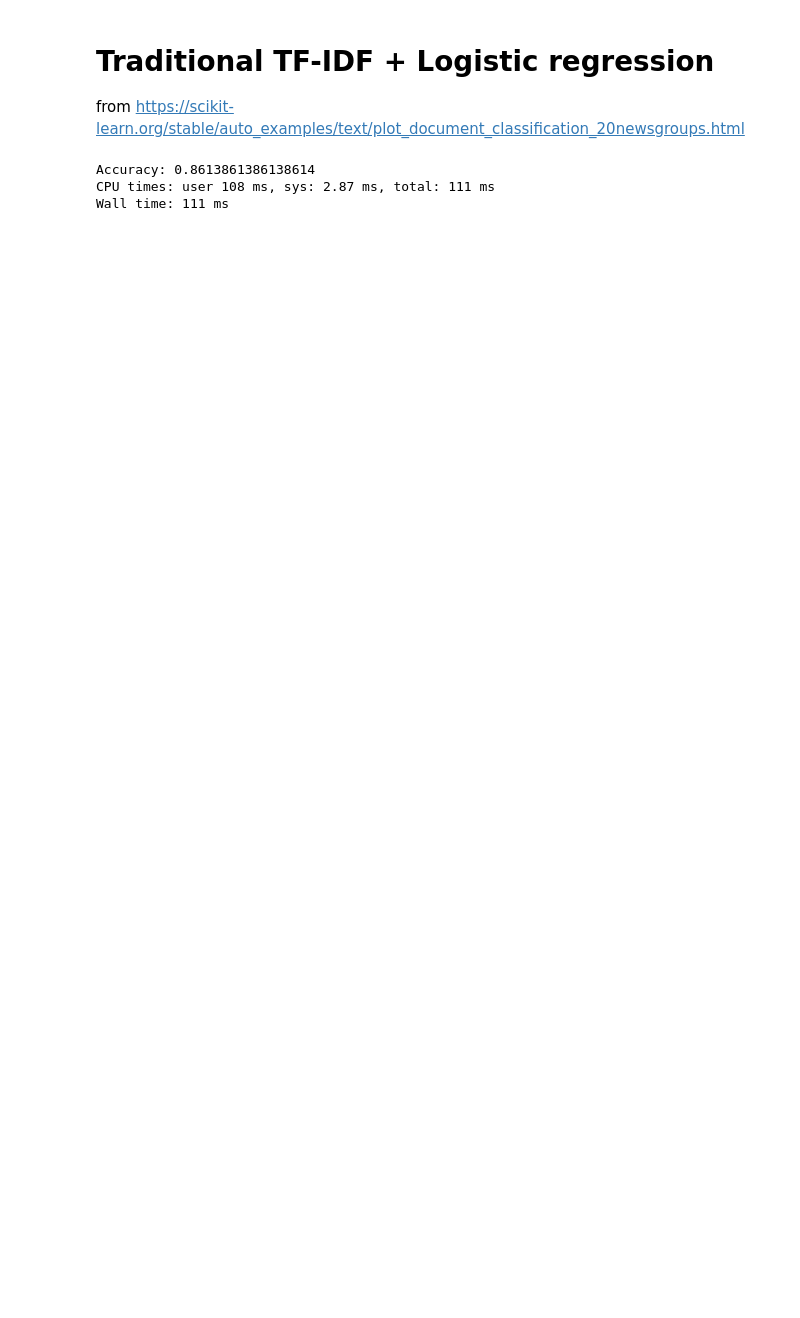
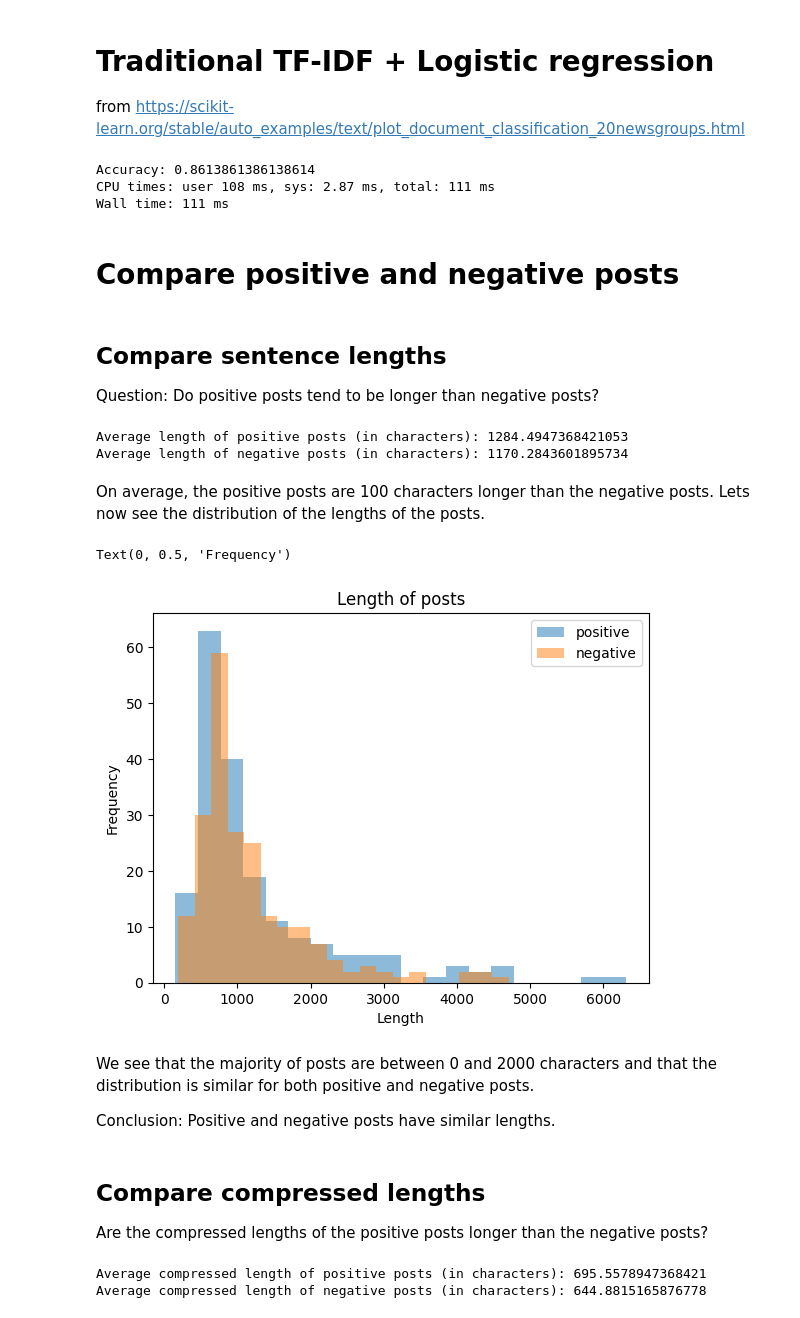
Before and after one commit to kukas/Simple-kNN-Gzip, a Jupyter notebook: kNN-gzip-ncd-video-test it-deep-learning.ipynb, the cells around one changed output. Cells and saved outputs as stored; diff of their text form; code cells hidden in the pictures; blank space fills up the shorter version.

Commit message:
add comparison between positive and negative posts

```diff
--- a/kNN-gzip-ncd-video-test it-deep-learning.ipynb
+++ b/kNN-gzip-ncd-video-test it-deep-learning.ipynb
@@ -68,3 +69,40 @@ print("Accuracy:", clf.score(X_test, test_y))
 Accuracy: 0.8613861386138614
 CPU times: user 108 ms, sys: 2.87 ms, total: 111 ms
 Wall time: 111 ms
+# %% [markdown]
+# Compare positive and negative posts
+# %%
+positive_posts = [train_x[i] for i in range(len(train_x)) if train_y[i] == 1]
+negative_posts = [train_x[i] for i in range(len(train_x)) if train_y[i] == -1]
+# %% [markdown]
+## Compare sentence lengths
+
+Question: Do positive posts tend to be longer than negative posts?
+# %%
+# compare average length
+print("Average length of positive posts (in characters):", sum([len(post) for post in positive_posts]) / len(positive_posts))
+print("Average length of negative posts (in characters):", sum([len(post) for post in negative_posts]) / len(negative_posts))
+# %% [output]
+Average length of positive posts (in characters): 1284.4947368421053
+Average length of negative posts (in characters): 1170.2843601895734
+# %% [markdown]
+On average, the positive posts are 100 characters longer than the negative posts. Lets now see the distribution of the lengths of the posts.
+# %%
+import matplotlib.pyplot as plt
+plt.hist([len(post) for post in positive_posts], bins=20, alpha=0.5, label="positive")
+plt.hist([len(post) for post in negative_posts], bins=20, alpha=0.5, label="negative")
+plt.legend()
+plt.title("Length of posts")
+plt.xlabel("Length")
+plt.ylabel("Frequency")
+# %% [output]
+Text(0, 0.5, 'Frequency')
+[figure, added]
+# %% [markdown]
+We see that the majority of posts are between 0 and 2000 characters and that the distribution is similar for both positive and negative posts.
+
+Conclusion: Positive and negative posts have similar lengths.
+# %% [markdown]
+## Compare compressed lengths
+
+Are the compressed lengths of the positive posts longer than the negative posts?
@@ -70,0 +114,7 @@ Wall time: 111 ms
+# %%
+# compare average length
+print("Average compressed length of positive posts (in characters):", sum([len(post) for post in positive_compressed]) / len(positive_compressed))
+print("Average compressed length of negative posts (in characters):", sum([len(post) for post in negative_compressed]) / len(negative_compressed))
+# %% [output]
+Average compressed length of positive posts (in characters): 695.5578947368421
+Average compressed length of negative posts (in characters): 644.8815165876778
```
Also changed, not shown: parts of 12 cells of this notebook.
